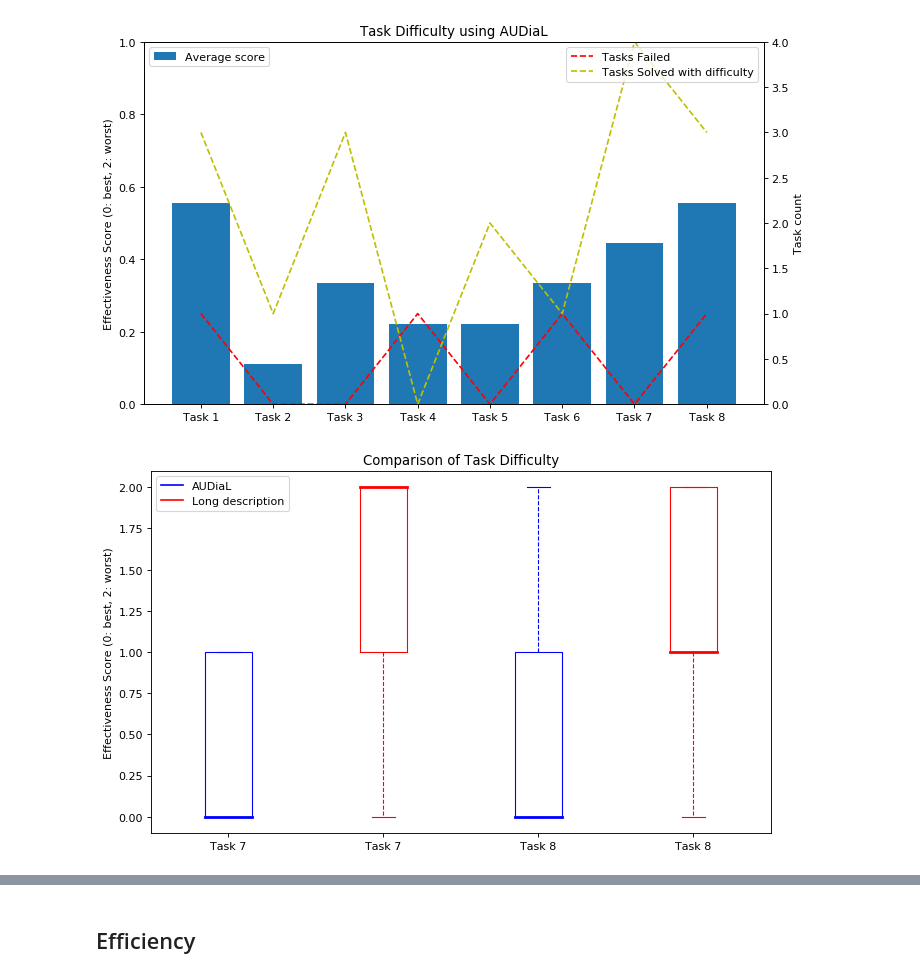
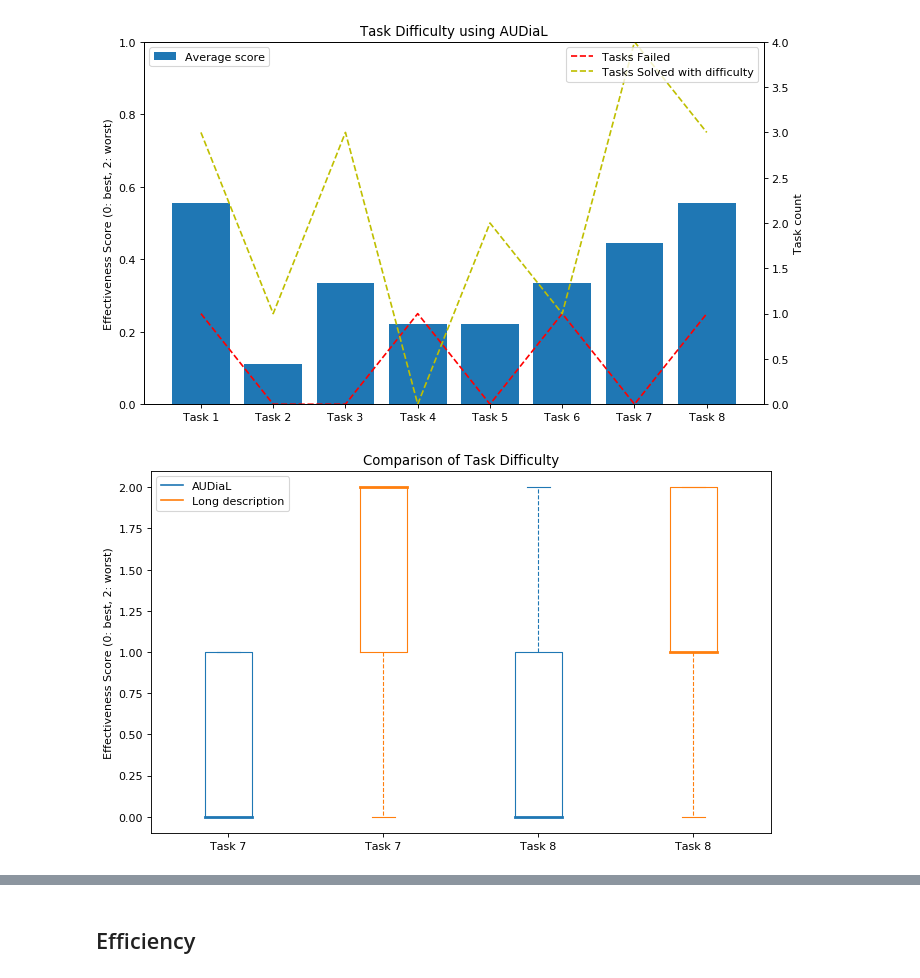
Before and after one commit to tomurillo/AUDiaL, a Jupyter notebook: docs/evaluation/evaluation_report.ipynb, the cells around one changed output, grey strips where cells are left out. Saved outputs shown, nothing was run; the diff lists cells and outputs as text; code cells hidden in the pictures.

```diff
--- a/docs/evaluation/evaluation_report.ipynb
+++ b/docs/evaluation/evaluation_report.ipynb
@@ -128,34 +132,39 @@ def set_box_color(bp, color):
     plt.setp(bp['caps'], color=color)
     plt.setp(bp['medians'], color=color, linewidth=2.5)
 
 #  Collect statistics for last two tasks in both modalities
 start = len(eff_means)-1
 eff_table_means, eff_table_stds, eff_table_maxs, eff_table_mins, eff_table_x_comb, eff_table_comb = \
     analyze_data('Table__Efficiency', start=start)
 #  Plot all
 fig = plt.figure(figsize=(10, 6), dpi=80, facecolor='w', edgecolor='k')
 task_idx = np.unique(np.array(eff_table_x_comb))
 ticks = []
 scores = [[], []]
+scores_d, scores_t = [], []  # Combined scores of both tasks
 i = 0
 for task_i in task_idx:
-    scores[i].append(np.array(eff_comb)[np.where(np.array(eff_x_comb) == task_i)])
-    scores[i].append(np.array(eff_table_comb)[np.where(np.array(eff_table_x_comb) == task_i)])
+    s_d = np.array(eff_comb)[np.where(np.array(eff_x_comb) == task_i)]
+    scores[i].append(s_d)
+    scores_d.extend(s_d)
+    s_t = np.array(eff_table_comb)[np.where(np.array(eff_table_x_comb) == task_i)]
+    scores[i].append(s_t)
+    scores_t.extend(s_t)
     ticks.append('Task {}'.format(task_i + 1))
     i += 1
 scores = np.array(scores)
 labels = ['AUDiaL', 'Long description']
-colors = ['b', 'r']
+colors = ['#1F77B4', '#FF7F0E']
 for i in range(len(scores)):
     pos = np.array(range(i, len(scores[0])*len(scores), len(scores)))
     bp = plt.boxplot(scores[:, i].T, positions=pos)
     set_box_color(bp, colors[i])
     plt.plot([], c=colors[i], label=labels[i])
 plt.xticks(range(len(scores)*len(scores[0])), np.repeat(ticks, len(scores)))
 plt.xlim(-0.5, len(scores)*len(scores[0])-0.5)
 plt.ylabel('Effectiveness Score (0: best, 2: worst)')
 plt.title('Comparison of Task Difficulty')
 plt.legend()
 plt.show()
 # %% [output]
-[figure, old version]
+[figure, new version]
```
Also changed, not shown: parts of 6 cells of this notebook.
